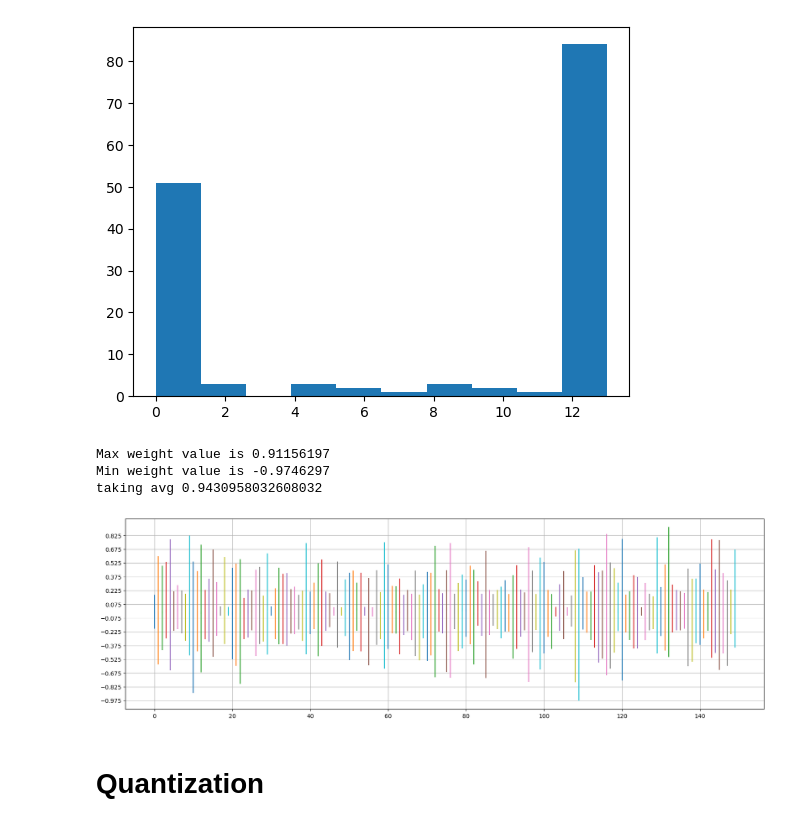
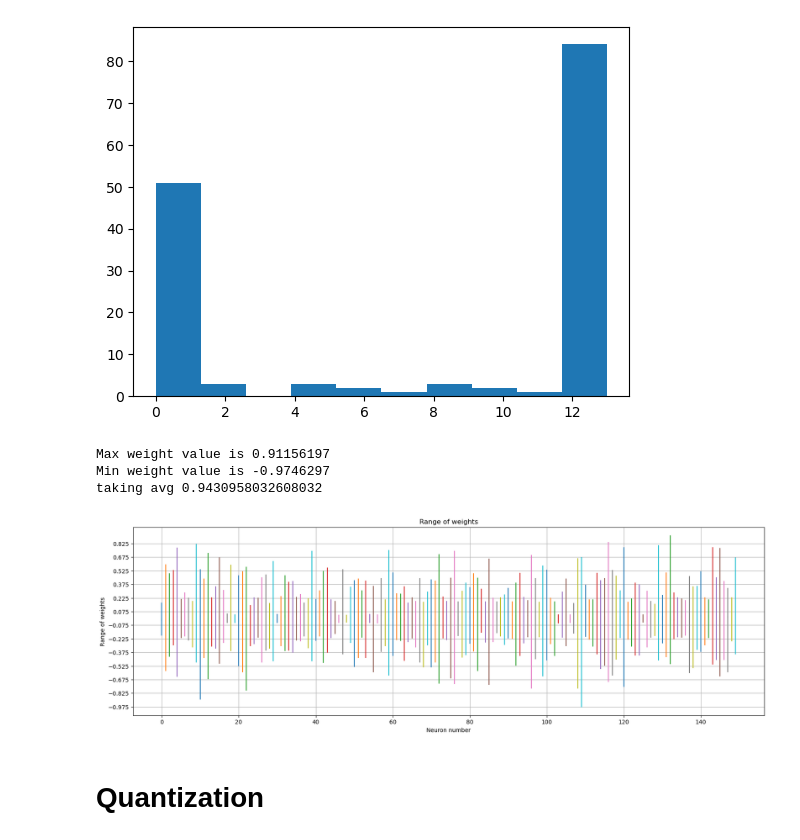
Before and after one commit to nirmalshah123/Hybrid_SNN, a Jupyter notebook: Nirmal/nodes_removed/rate_encoding_SNN_stashing_quntization.ipynb, the cells around one changed output. Cells and saved outputs as stored; diff of their text form; code cells hidden in the pictures.

```diff
--- a/Nirmal/nodes_removed/rate_encoding_SNN_stashing_quntization.ipynb
+++ b/Nirmal/nodes_removed/rate_encoding_SNN_stashing_quntization.ipynb
@@ -256,21 +260,24 @@ Total stashed 118
 # %%
 plt.figure(figsize=(20,6))
 plt.yticks(np.arange(min(layer1_wts.flatten()),max(layer1_wts.flatten()),0.15))
 for i,data in enumerate(layer1_wts):
     plt.plot([i]*len(data), data)
 plt.grid()
 max_wt_layer_1 = max(layer1_wts.flatten())
 min_wt_layer_1 = min(layer1_wts.flatten())
 avg_max_wt_layer_1 = (abs(max_wt_layer_1) + abs(min_wt_layer_1))/2
 print("Max weight value is", max_wt_layer_1)
 print("Min weight value is", min_wt_layer_1)
 print("taking avg", avg_max_wt_layer_1)
+plt.xlabel("Neuron number")
+plt.ylabel("Range of weights")
+plt.title("Range of weights")
 plt.show()
 # %% [output]
 Max weight value is 0.91156197
 Min weight value is -0.9746297
 taking avg 0.9430958032608032
-[figure, old version]
+[figure, new version]
 # %% [markdown]
 # Quantization
 # %%
```
Also changed, not shown: parts of 4 cells of this notebook, 5 other files.
